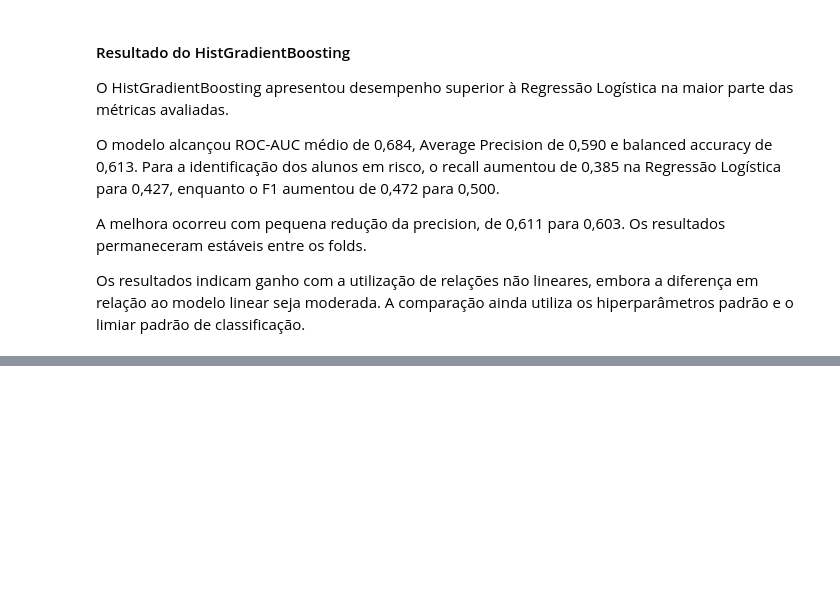
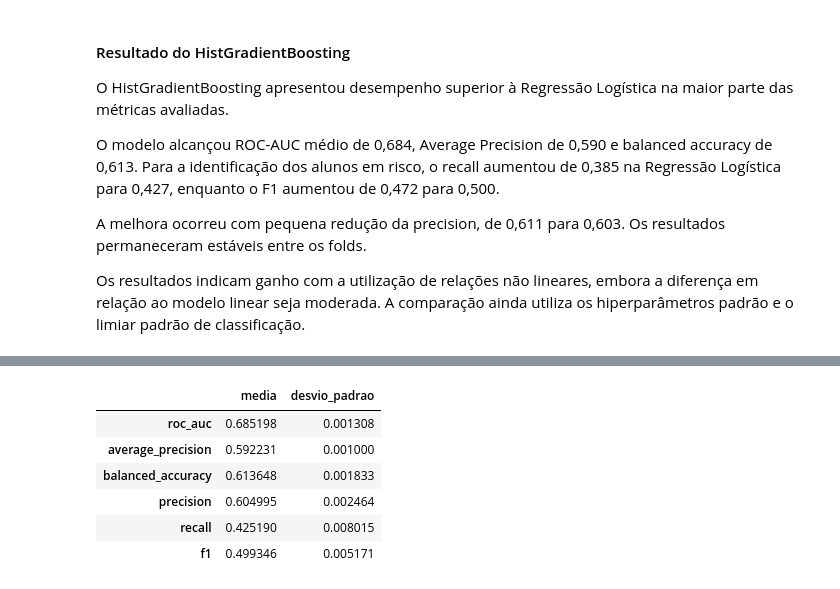
Before and after one commit to erick00denner/tech_challenge_3_alfabetizacao, a Jupyter notebook: notebooks/02_preparacao_modelagem.ipynb, the cells around one changed output, grey strips where cells are left out. Cells and saved outputs as stored; diff of their text form; code cells hidden in the pictures; blank space fills up the shorter version.

```diff
--- a/notebooks/02_preparacao_modelagem.ipynb
+++ b/notebooks/02_preparacao_modelagem.ipynb
@@ -1016,0 +1105,30 @@ Os resultados indicam ganho com a utilização de relações não lineares, embo
+# %%
+modelo_hist_otimizado = busca_hist.best_estimator_
+
+resultado_hist_otimizado = cross_validate(
+    modelo_hist_otimizado,
+    X_dev,
+    y_dev,
+    groups=groups_dev,
+    cv=cv,
+    scoring=metricas,
+    n_jobs=-1,
+)
+
+resumo_hist_otimizado = pd.DataFrame({
+    metrica: [
+        resultado_hist_otimizado[f"test_{metrica}"].mean(),
+        resultado_hist_otimizado[f"test_{metrica}"].std(),
+    ]
+    for metrica in metricas
+}, index=["media", "desvio_padrao"])
+
+resumo_hist_otimizado.T
+# %% [output]
+|  | media | desvio_padrao |
+| roc_auc | 0.685198 | 0.001308 |
+| average_precision | 0.592231 | 0.001000 |
+| balanced_accuracy | 0.613648 | 0.001833 |
+| precision | 0.604995 | 0.002464 |
+| recall | 0.425190 | 0.008015 |
+| f1 | 0.499346 | 0.005171 |
```
Also changed, not shown: parts of 7 cells of this notebook.
